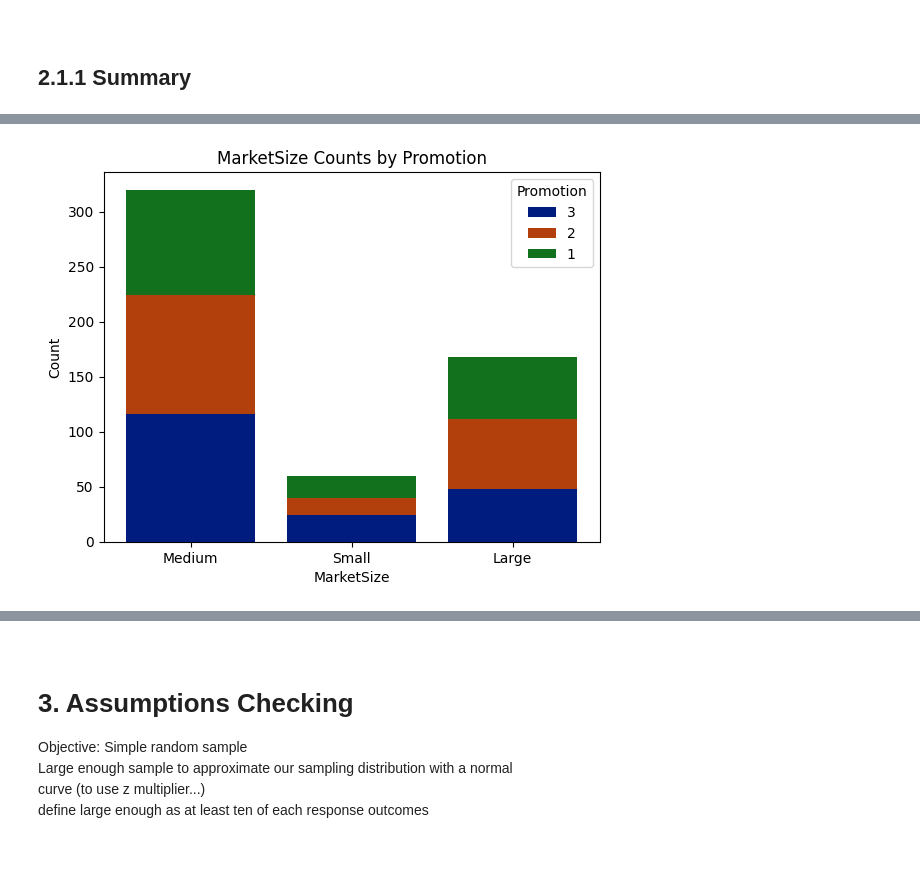
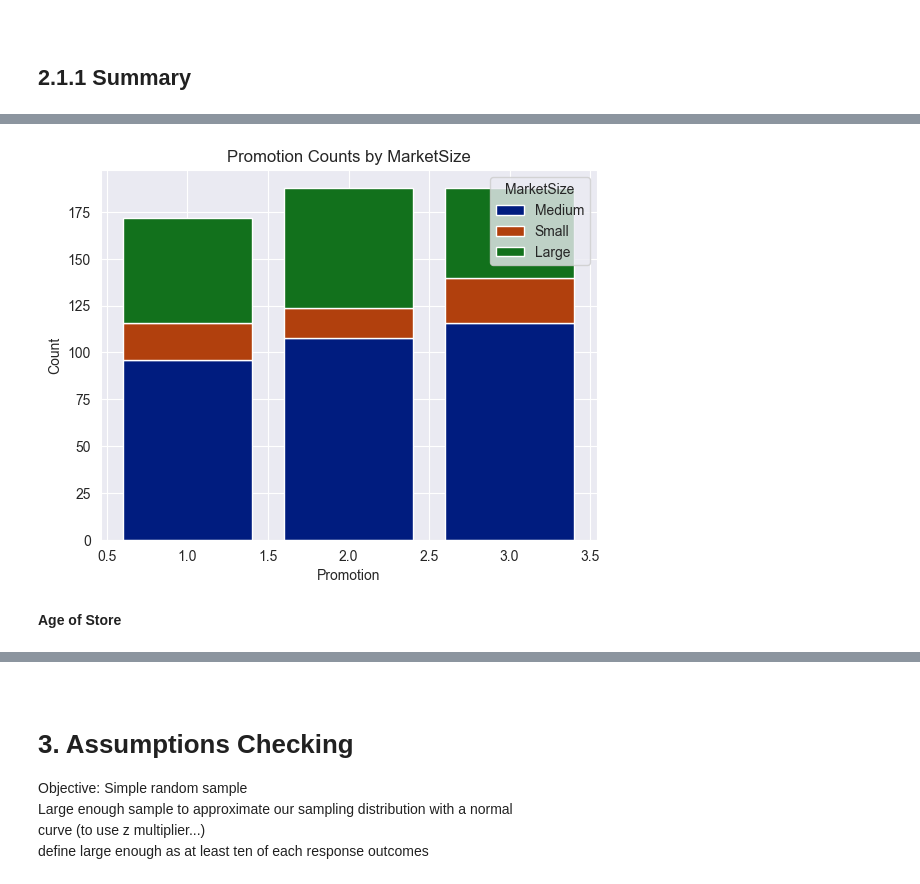
Before and after one commit to CelineChiLamNg/AB-tests, a Jupyter notebook: fast_food.ipynb, the cells around one changed output, grey strips where cells are left out. Cells and saved outputs as stored; diff of their text form; code cells hidden in the pictures; blank space fills up the shorter version.

```diff
--- a/fast_food.ipynb
+++ b/fast_food.ipynb
@@ -201,7 +238,9 @@ stacked_bar_plot(fastfood, col='MarketID', hue='Promotion')
 # %%
-stacked_bar_plot(fastfood, col='MarketSize', hue='Promotion')
+stacked_bar_plot(fastfood, col='Promotion', hue='MarketSize')
 # %% [output]
-[figure, old version]
+[figure, new version]
+# %% [markdown]
+**Age of Store**
 # %%
 stacked_bar_plot(fastfood, col='AgeOfStore', hue='Promotion')
 # %% [output]
```
Also changed, not shown: parts of 58 cells of this notebook, 3 other files.
